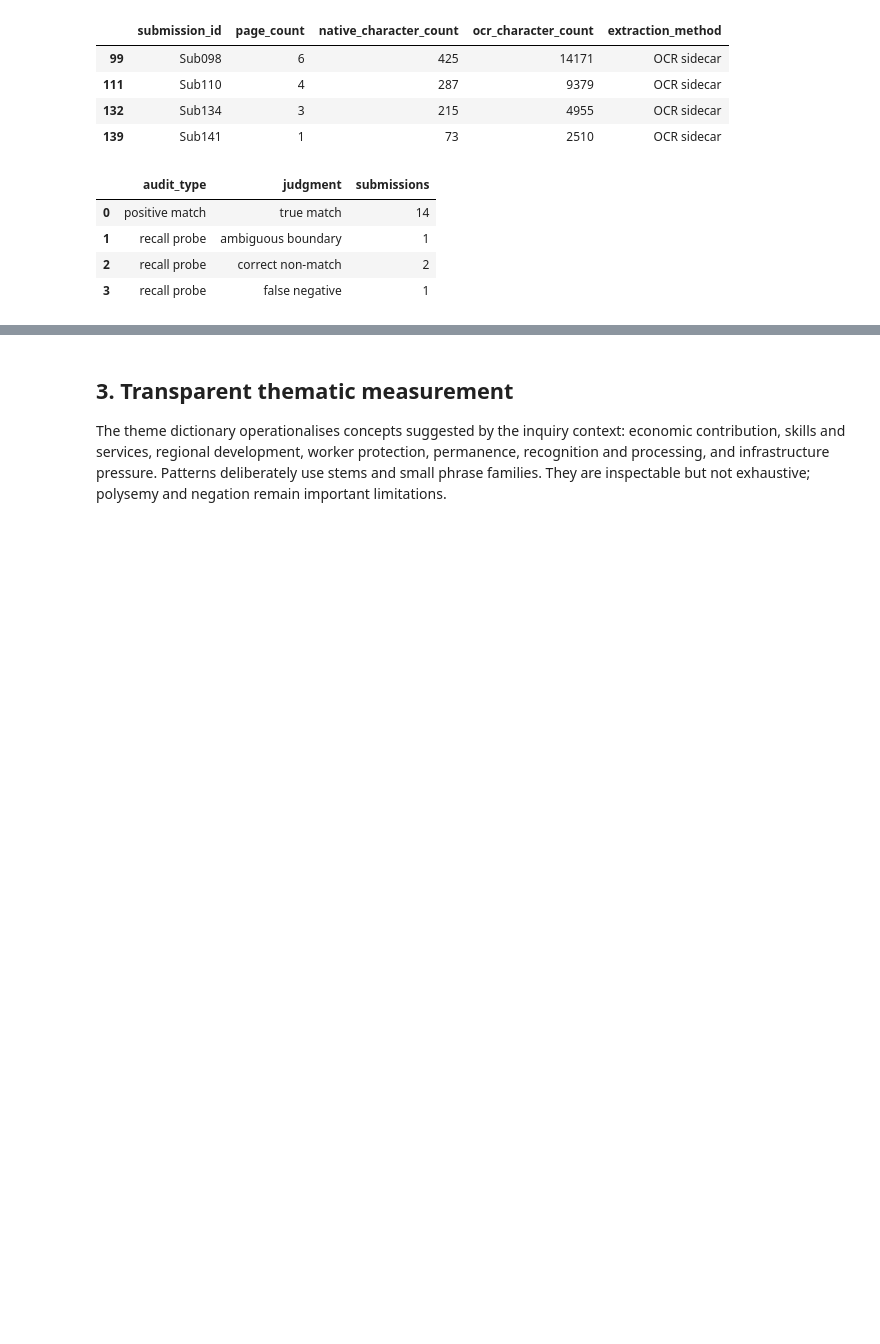
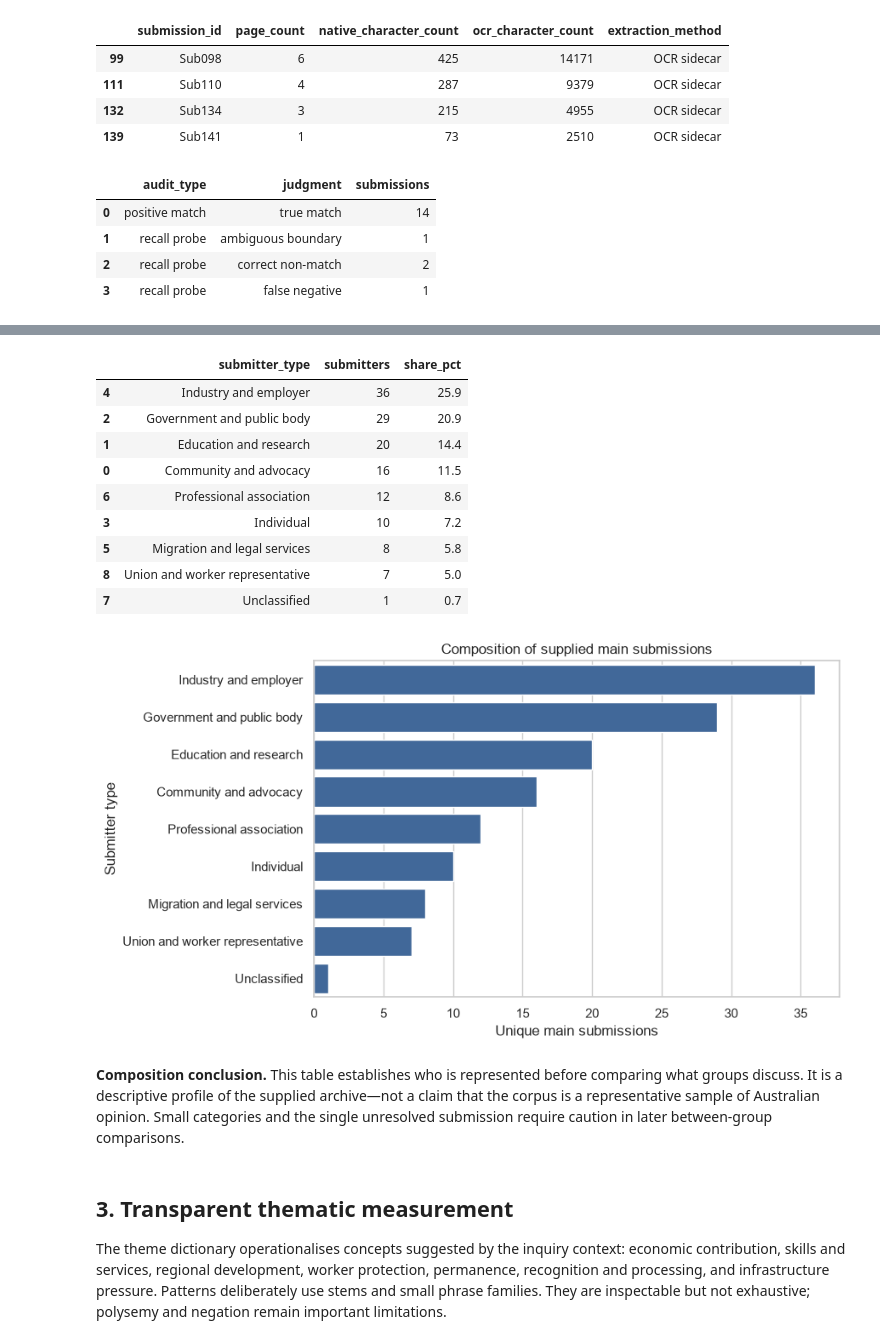
Before and after one commit to tuannm3812/uts-mdsi, a Jupyter notebook: llm-wiki/02-subjects/36118-applied-natural-language-processing/assignments/current-2026/at1/notebooks/1_skilled_migration_text_analysis.ipynb, the cells around one changed output, grey strips where cells are left out. Cells and saved outputs as stored; diff of their text form; code cells hidden in the pictures; blank space fills up the shorter version.

```diff
--- a/llm-wiki/02-subjects/36118-applied-natural-language-processing/assignments/current-2026/at1/notebooks/1_skilled_migration_text_analysis.ipynb
+++ b/llm-wiki/02-subjects/36118-applied-natural-language-processing/assignments/current-2026/at1/notebooks/1_skilled_migration_text_analysis.ipynb
@@ -322,3 +352,43 @@ Required verified metadata fields: ['submission_id', 'submitter_name', 'submitte
+# %%
+submitter_composition = (
+    submitter_metadata.groupby("submitter_type", as_index=False)
+    .agg(submitters=("main_submission_number", "nunique"))
+    .sort_values("submitters", ascending=False)
+)
+submitter_composition["share_pct"] = (
+    100 * submitter_composition["submitters"] / len(submitter_metadata)
+).round(1)
+display(submitter_composition)
+
+fig, ax = plt.subplots(figsize=FIGURE_SIZE)
+sns.barplot(
+    data=submitter_composition,
+    x="submitters",
+    y="submitter_type",
+    color="#3267A8",
+    ax=ax,
+)
+ax.set(
+    title="Composition of supplied main submissions",
+    xlabel="Unique main submissions",
+    ylabel="Submitter type",
+)
+plt.tight_layout()
+plt.show()
+# %% [output]
+|  | submitter_type | submitters | share_pct |
+| 4 | Industry and employer | 36 | 25.9 |
+| 2 | Government and public body | 29 | 20.9 |
+| 1 | Education and research | 20 | 14.4 |
+| 0 | Community and advocacy | 16 | 11.5 |
+| 6 | Professional association | 12 | 8.6 |
+| 3 | Individual | 10 | 7.2 |
+| 5 | Migration and legal services | 8 | 5.8 |
+| 8 | Union and worker representative | 7 | 5.0 |
+| 7 | Unclassified | 1 | 0.7 |
+[figure, added]
+# %% [markdown]
+**Composition conclusion.** This table establishes who is represented before comparing what groups discuss. It is a descriptive profile of the supplied archive—not a claim that the corpus is a representative sample of Australian opinion. Small categories and the single unresolved submission require caution in later between-group comparisons.
 # %% [markdown]
 ## 3. Transparent thematic measurement
 
```
Also changed, not shown: parts of 9 cells of this notebook, 3 other files.
